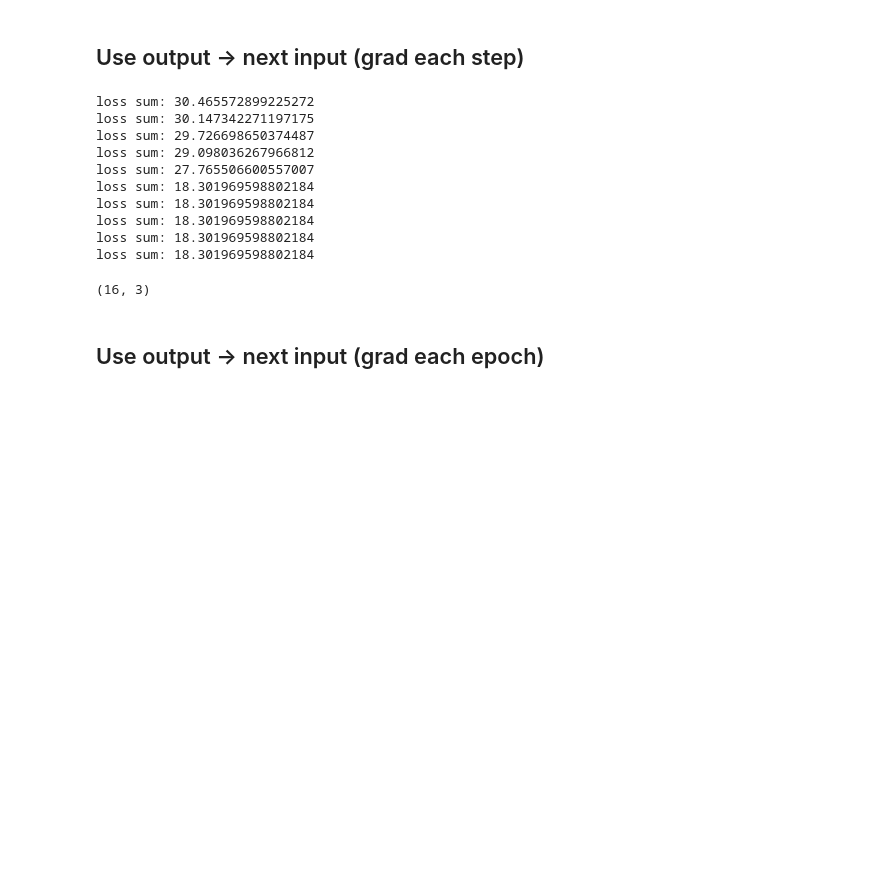
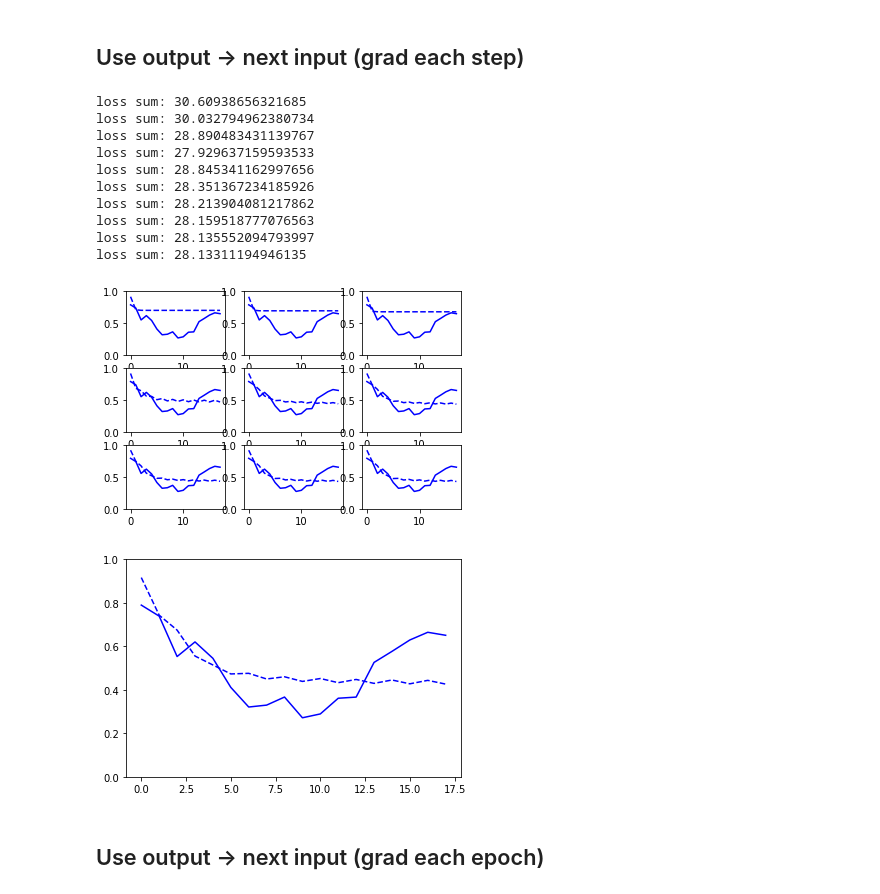
Before and after one commit to MarBry111/Forecast_Election_Poland, a Jupyter notebook: Model_I_3parameters.ipynb, the cells around one changed output. Cells and saved outputs as stored; diff of their text form; code cells hidden in the pictures; blank space fills up the shorter version.

```diff
--- a/Model_I_3parameters.ipynb
+++ b/Model_I_3parameters.ipynb
@@ -320,33 +356,50 @@ def model(a,x,Y):
 # %%
 a_step = a_tmp
 # %%
-for epoch in range(10**4):
+fig, ax = plt.subplots(nrows=3, ncols=3)
+m = 1
+
+for epoch in range(m*10**4):
     loss_p = 0
     y = Y[0]
     for i in range(X.shape[0]):
         xi = prepare_input(y)
         y = model_percent(a_step,xi)
 
-        grad = grad_percent(a_step,xi)#.reshape(18,16,3)
+        grad = grad_percent(a_step,xi,Y[i])#.reshape(18,16,3)
         #grad = np.sum(grad, axis=0)
         a_step = a_step - step*grad
 
         loss_p += np.sum((model_percent(a_step,xi) - Y[i].reshape(-1,1))**2)
 
-    if epoch%1000==0:
+    if epoch%(m*1000)==0:
         print('loss sum:',loss_p)
-a_step.shape
+        n = epoch//(m*1000)
+        if(n<9):
+            l, o = model(a_step,X,Y)
+            ax[n//3,n%3].plot(np.mean(o,1),'b--')
+            ax[n//3,n%3].plot(pool_data_middle['Blue'].values[1:],'b')
+            ax[n//3,n%3].set_ylim(0,1)
+
+plt.show()
+l, o = model(a_step,X,Y)
+
+plt.plot(np.mean(o,1),'b--')
+plt.plot(pool_data_middle['Blue'].values[1:],'b')
+plt.ylim(0,1)
+plt.show()
 # %% [output]
-loss sum: 30.465572899225272
-loss sum: 30.147342271197175
-loss sum: 29.726698650374487
-loss sum: 29.098036267966812
-loss sum: 27.765506600557007
-loss sum: 18.301969598802184
-loss sum: 18.301969598802184
-loss sum: 18.301969598802184
-loss sum: 18.301969598802184
-loss sum: 18.301969598802184
+loss sum: 30.60938656321685
+loss sum: 30.032794962380734
+loss sum: 28.890483431139767
+loss sum: 27.929637159593533
+loss sum: 28.845341162997656
+loss sum: 28.351367234185926
+loss sum: 28.213904081217862
+loss sum: 28.159518777076563
+loss sum: 28.135552094793997
+loss sum: 28.13311194946135
-(16, 3)
+[figure, added]
+[figure, added]
 # %% [markdown]
 ## Use output -> next input (grad each epoch)
```
Also changed, not shown: parts of 22 cells of this notebook.
